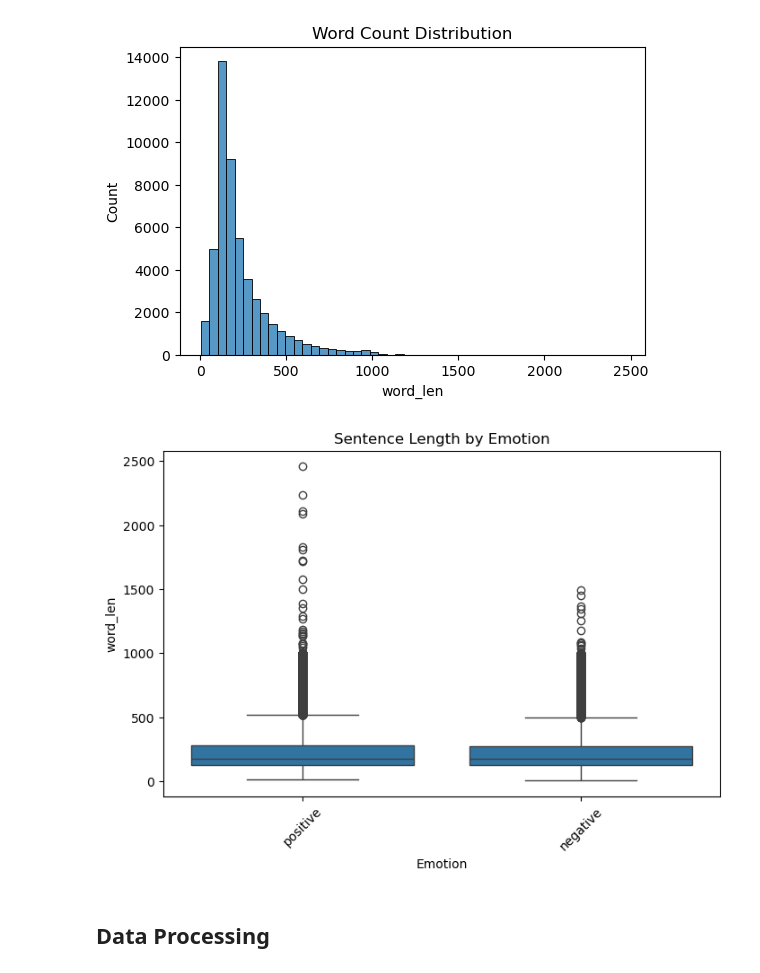
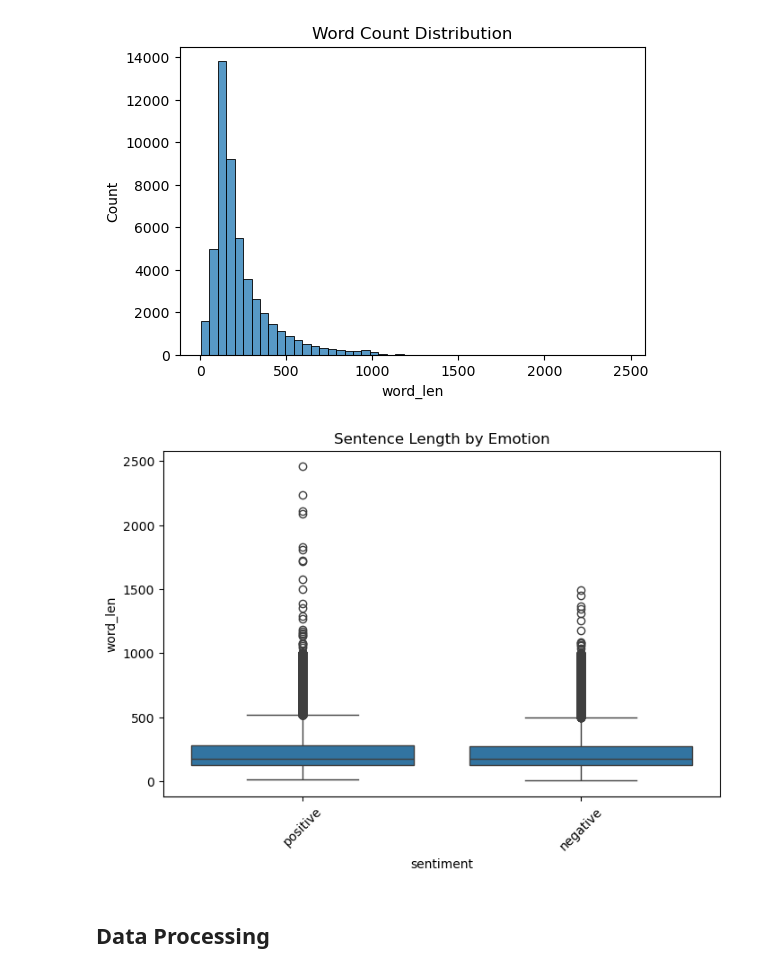
Before and after one commit to SantiagoDeStefano/ml-ops, a Jupyter notebook: notebooks/film_sentiment.ipynb, the cells around one changed output. Saved outputs shown, nothing was run; the diff lists cells and outputs as text; code cells hidden in the pictures.

```diff
--- a/notebooks/film_sentiment.ipynb
+++ b/notebooks/film_sentiment.ipynb
@@ -19,6 +19,9 @@ import mlflow
 import mlflow.transformers
 # %%
 df = pd.read_csv("film_sentiment.csv")
-df["Sentence"] = df["Sentence"].str.replace(r"<[^>]+>", " ", regex=True)
+cols = df.columns.tolist()
+cols[0], cols[1] = cols[1], cols[0]
+df = df[cols]
+df["review"] = df["review"].str.replace(r"<[^>]+>", " ", regex=True)
 df.head(10)
 # %% [output]
@@ -50,10 +53,10 @@ dtypes: object(2)
 memory usage: 781.4+ KB
 # %%
 # Find duplicated sentence
-dup_sentences = df[df.duplicated(subset=["Sentence"], keep=False)]
-dup_sentences.sort_values("Sentence").head(20)
+dup_sentences = df[df.duplicated(subset=["review"], keep=False)]
+dup_sentences.sort_values("review").head(20)
 
 # Drop duplicated sentence
-df = df.drop_duplicates(subset=["Sentence"]).reset_index(drop=True)
+df = df.drop_duplicates(subset=["review"]).reset_index(drop=True)
 # %%
 # Label apperance
@@ -70,8 +73,8 @@ plt.show()
 # %%
 # Word count distribution
 df_word = df.copy()
-df_word['char_len'] = df_word['Sentence'].str.len()
-df_word['word_len'] = df_word['Sentence'].str.split().apply(len)
+df_word['char_len'] = df_word['review'].str.len()
+df_word['word_len'] = df_word['review'].str.split().apply(len)
 df_word[['char_len', 'word_len']].describe()
 plt.figure(figsize=(6,4))
 sns.histplot(df_word['word_len'], bins=50)
@@ -84,14 +87,14 @@ plt.show()
 # %%
 # Sentence length by emotion
 plt.figure(figsize=(8,5))
-sns.boxplot(x='Emotion', y='word_len', data=df_word)
+sns.boxplot(x='sentiment', y='word_len', data=df_word)
 plt.xticks(rotation=45)
 plt.title("Sentence Length by Emotion")
 plt.show()
 
 # The model can't assign label based on length.
 # %% [output]
-[figure, old version]
+[figure, new version]
 # %% [markdown]
 ## Data Processing
 # %%
```
Also changed, not shown: parts of 8 cells of this notebook, 12 other files.
